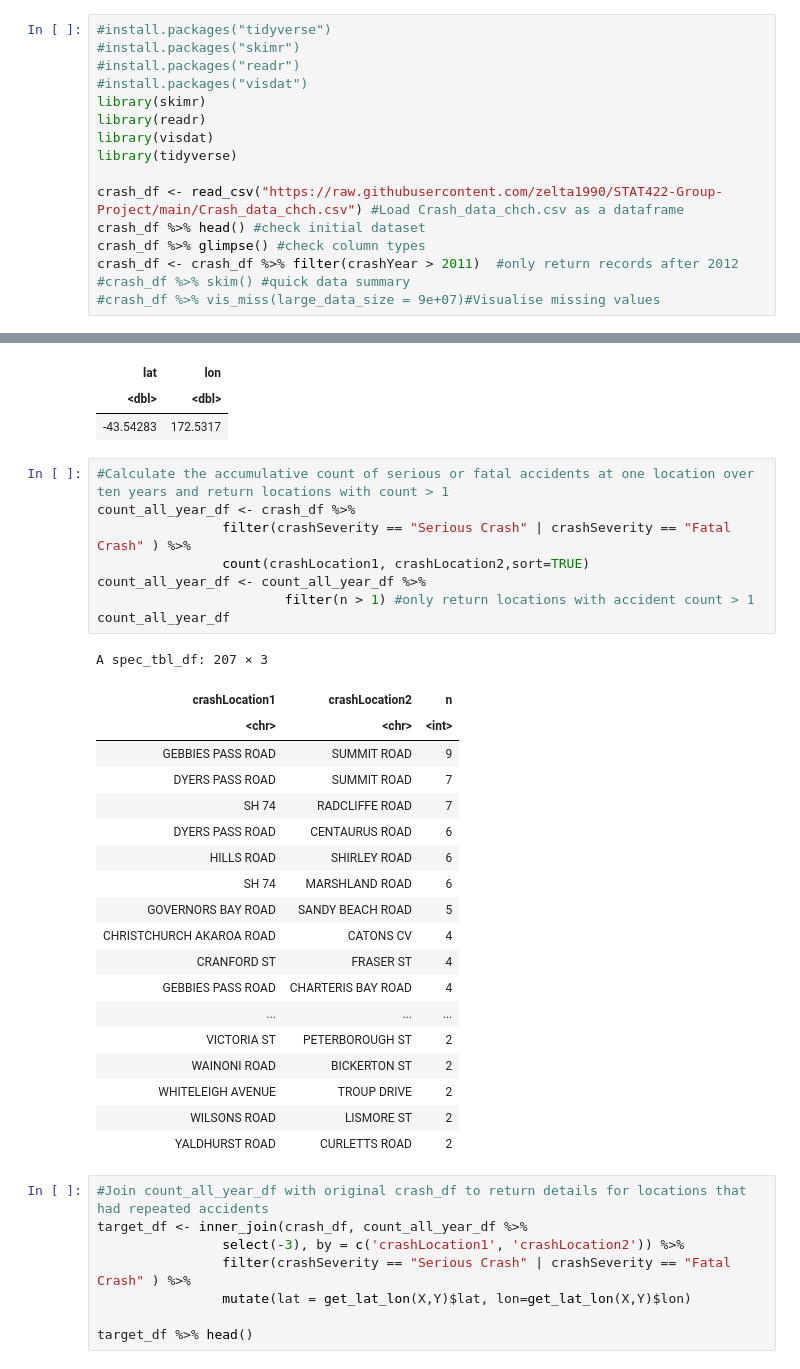
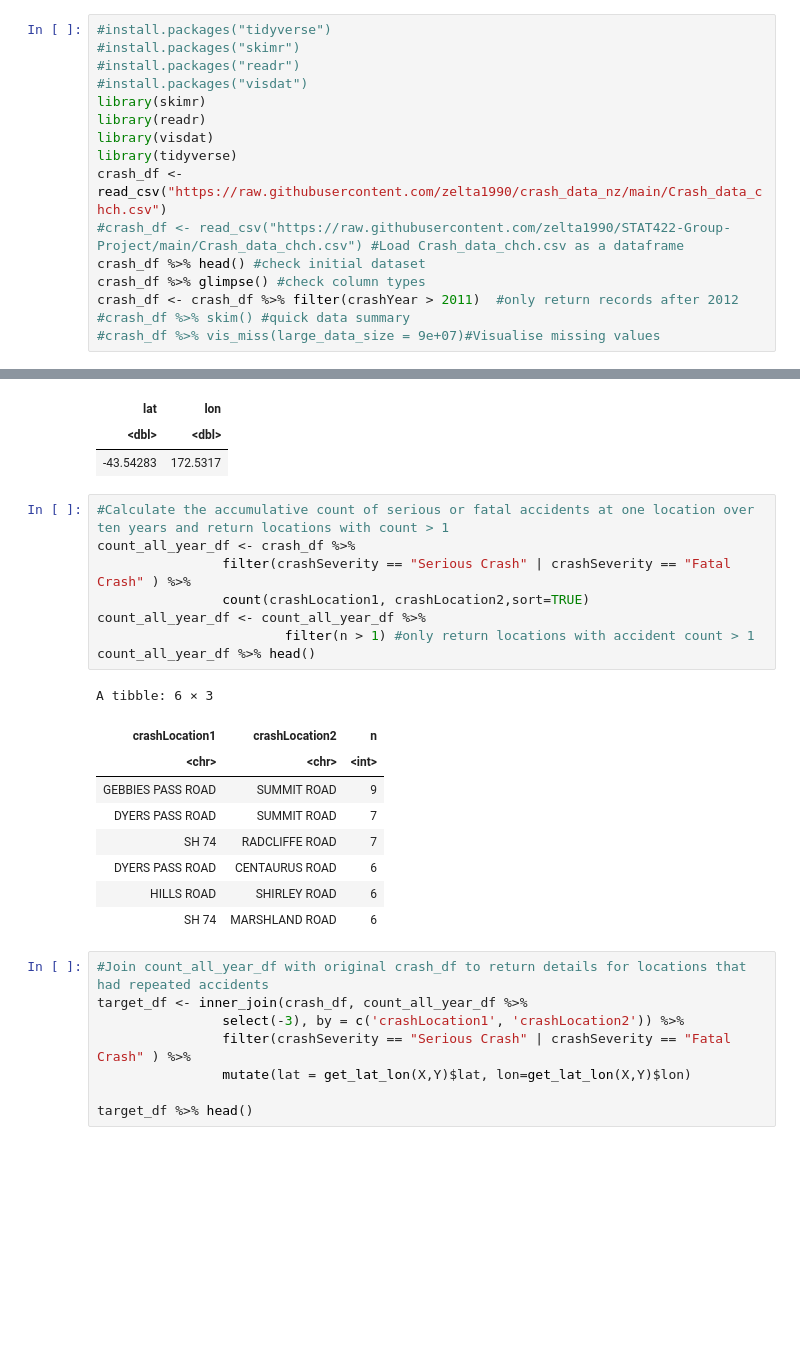
Before and after one commit to zelta1990/DATA422-Group-Project, a Jupyter notebook: group_project.ipynb, the cells around one changed output, grey strips where cells are left out. Saved outputs shown, nothing was run; the diff lists cells and outputs as text; blank space fills up the shorter version.

```diff
--- a/group_project.ipynb
+++ b/group_project.ipynb
@@ -9,8 +9,8 @@ library(skimr)
 library(readr)
 library(visdat)
 library(tidyverse)
-
-crash_df <- read_csv("https://raw.githubusercontent.com/zelta1990/STAT422-Group-Project/main/Crash_data_chch.csv") #Load Crash_data_chch.csv as a dataframe
+crash_df <-read_csv("https://raw.githubusercontent.com/zelta1990/crash_data_nz/main/Crash_data_chch.csv")
+#crash_df <- read_csv("https://raw.githubusercontent.com/zelta1990/STAT422-Group-Project/main/Crash_data_chch.csv") #Load Crash_data_chch.csv as a dataframe
 crash_df %>% head() #check initial dataset
 crash_df %>% glimpse() #check column types
 crash_df <- crash_df %>% filter(crashYear > 2011)  #only return records after 2012
@@ -109,31 +111,21 @@ A data.frame: 1 × 2
 # %%
 #Calculate the accumulative count of serious or fatal accidents at one location over ten years and return locations with count > 1
 count_all_year_df <- crash_df %>%
                 filter(crashSeverity == "Serious Crash" | crashSeverity == "Fatal Crash" ) %>%
                 count(crashLocation1, crashLocation2,sort=TRUE)
 count_all_year_df <- count_all_year_df %>%
                         filter(n > 1) #only return locations with accident count > 1
-count_all_year_df
+count_all_year_df %>% head()
 # %% [output]
-A spec_tbl_df: 207 × 3
+A tibble: 6 × 3
 | crashLocation1 | crashLocation2 | n |
 | <chr> | <chr> | <int> |
 | GEBBIES PASS ROAD | SUMMIT ROAD | 9 |
 | DYERS PASS ROAD | SUMMIT ROAD | 7 |
 | SH 74 | RADCLIFFE ROAD | 7 |
 | DYERS PASS ROAD | CENTAURUS ROAD | 6 |
 | HILLS ROAD | SHIRLEY ROAD | 6 |
 | SH 74 | MARSHLAND ROAD | 6 |
-| GOVERNORS BAY ROAD | SANDY BEACH ROAD | 5 |
-| CHRISTCHURCH AKAROA ROAD | CATONS CV | 4 |
-| CRANFORD ST | FRASER ST | 4 |
-| GEBBIES PASS ROAD | CHARTERIS BAY ROAD | 4 |
-| ... | ... | ... |
-| VICTORIA ST | PETERBOROUGH ST | 2 |
-| WAINONI ROAD | BICKERTON ST | 2 |
-| WHITELEIGH AVENUE | TROUP DRIVE | 2 |
-| WILSONS ROAD | LISMORE ST | 2 |
-| YALDHURST ROAD | CURLETTS ROAD | 2 |
 # %%
 #Join count_all_year_df with original crash_df to return details for locations that had repeated accidents
 target_df <- inner_join(crash_df, count_all_year_df %>%
```
Also changed, not shown: parts of 6 cells of this notebook.
